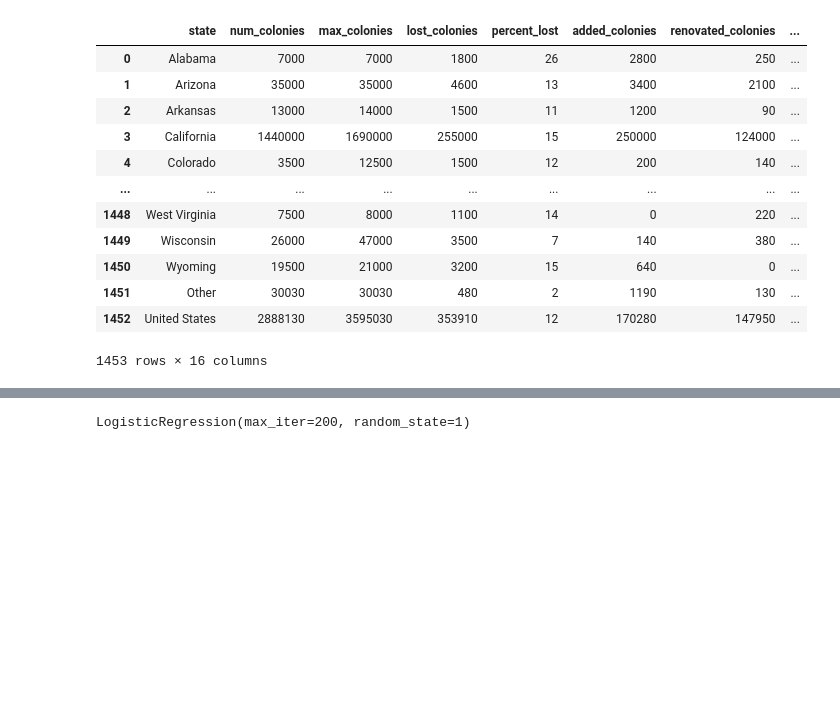
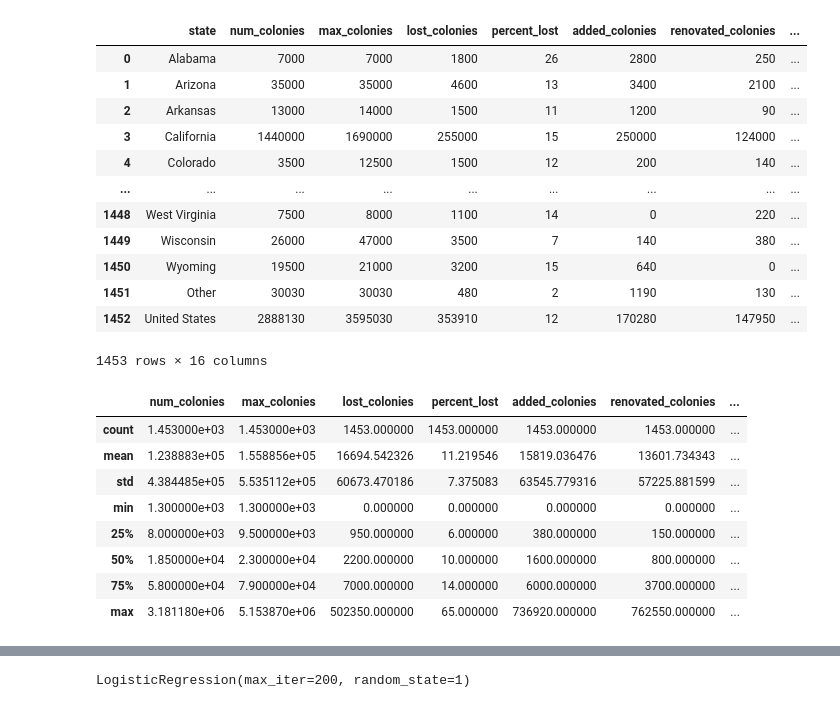
Before and after one commit to AGTrainor/Project_4, a Jupyter notebook: Group_Proj_4/Save_The_Bees Model.ipynb, the cells around one changed output, grey strips where cells are left out. Cells and saved outputs as stored; diff of their text form; code cells hidden in the pictures; blank space fills up the shorter version.

```diff
--- a/Group_Proj_4/Save_The_Bees Model.ipynb
+++ b/Group_Proj_4/Save_The_Bees Model.ipynb
@@ -39,3 +39,15 @@ df
 | 1451 | Other | 30030 | 30030 | 480 | 2 | 1190 | 130 | ... |
 | 1452 | United States | 2888130 | 3595030 | 353910 | 12 | 170280 | 147950 | ... |
 1453 rows × 16 columns
+# %%
+df.describe()
+# %% [output]
+|  | num_colonies | max_colonies | lost_colonies | percent_lost | added_colonies | renovated_colonies | ... |
+| count | 1.453000e+03 | 1.453000e+03 | 1453.000000 | 1453.000000 | 1453.000000 | 1453.000000 | ... |
+| mean | 1.238883e+05 | 1.558856e+05 | 16694.542326 | 11.219546 | 15819.036476 | 13601.734343 | ... |
+| std | 4.384485e+05 | 5.535112e+05 | 60673.470186 | 7.375083 | 63545.779316 | 57225.881599 | ... |
+| min | 1.300000e+03 | 1.300000e+03 | 0.000000 | 0.000000 | 0.000000 | 0.000000 | ... |
+| 25% | 8.000000e+03 | 9.500000e+03 | 950.000000 | 6.000000 | 380.000000 | 150.000000 | ... |
+| 50% | 1.850000e+04 | 2.300000e+04 | 2200.000000 | 10.000000 | 1600.000000 | 800.000000 | ... |
+| 75% | 5.800000e+04 | 7.900000e+04 | 7000.000000 | 14.000000 | 6000.000000 | 3700.000000 | ... |
+| max | 3.181180e+06 | 5.153870e+06 | 502350.000000 | 65.000000 | 736920.000000 | 762550.000000 | ... |
```
Also changed, not shown: parts of 29 cells of this notebook.
